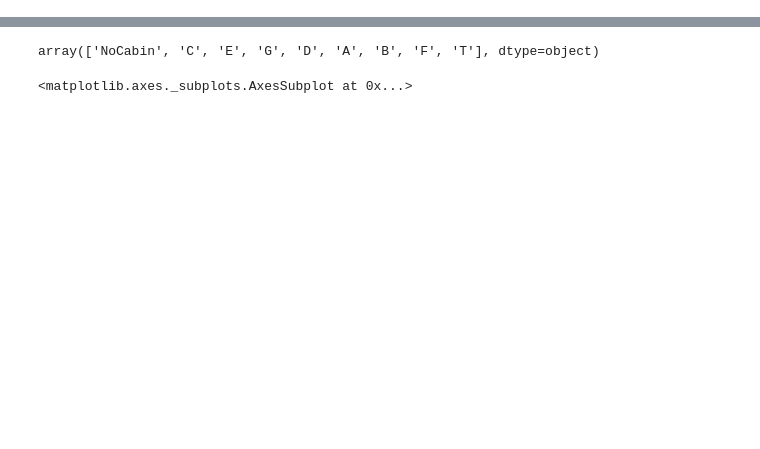
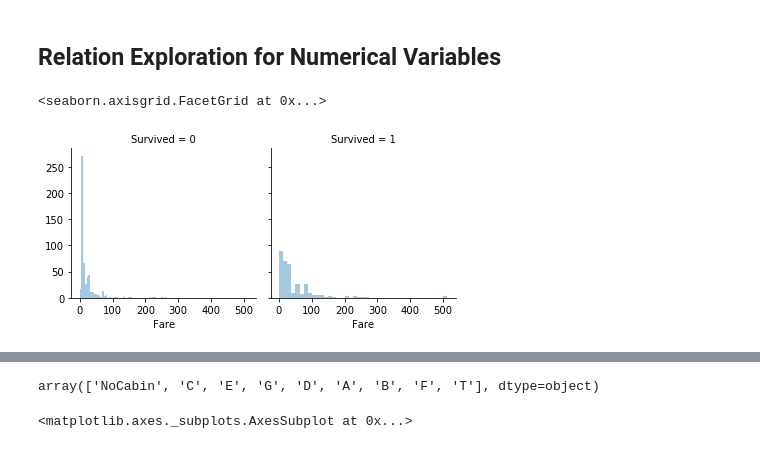
Before and after one commit to theryanlin/Kaggle-n-Practice, a Jupyter notebook: Titanic.ipynb, the cells around one changed output, grey strips where cells are left out. Cells and saved outputs as stored; diff of their text form; code cells hidden in the pictures; blank space fills up the shorter version.

```diff
--- a/Titanic.ipynb
+++ b/Titanic.ipynb
@@ -301,0 +59,8 @@ plt.show()
+# %% [markdown]
+## Relation Exploration for Numerical Variables
+# %%
+f = sns.FacetGrid(train, col='Survived')
+f.map(sns.distplot, 'Fare', kde=False)
+# %% [output]
+<seaborn.axisgrid.FacetGrid at 0x...>
+[figure, added]
```
Also changed, not shown: parts of 82 cells of this notebook, 4 other files.
